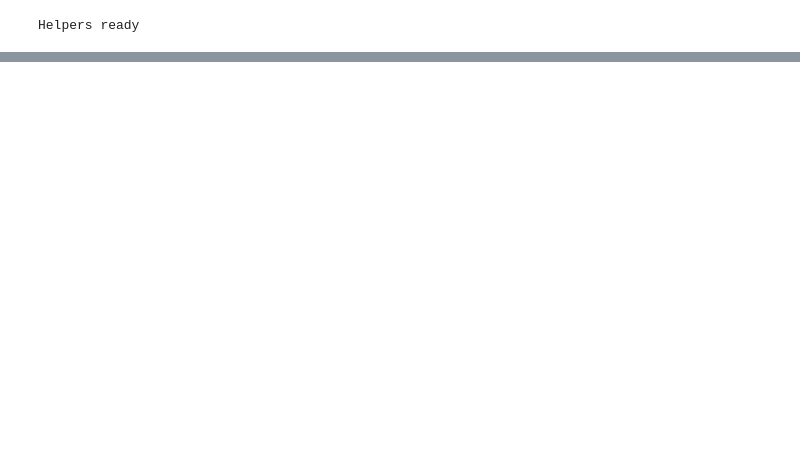
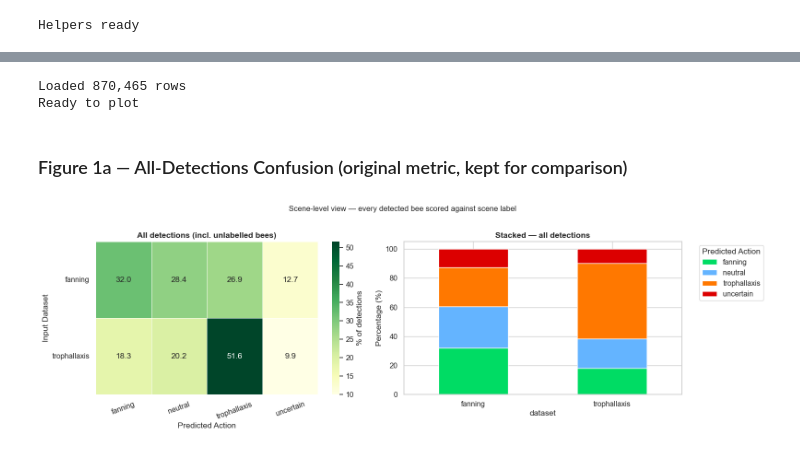
Before and after one commit to ImAnurath/Masters, a Jupyter notebook: Graphs/graph_generator.ipynb, the cells around one changed output, grey strips where cells are left out. Drawn from its saved outputs; the diff is of its cells as text; code cells hidden in the pictures; blank space fills up the shorter version.

```diff
--- a/Graphs/graph_generator.ipynb
+++ b/Graphs/graph_generator.ipynb
@@ -423,0 +472,51 @@ Saved: D:/Projects/Masters\ActionRecognition\graph_1_confusion.png
+# %%
+# Optional: reload from saved CSV instead of re-running Phase 3
+csv_path = 'D:\\Projects\\Masters\\ActionRecognition\\results\\20260509_055348\\graph_results_20260509_082728.csv'
+df = pd.read_csv(csv_path)
+print(f'Loaded {len(df):,} rows')
+
+ACTION_COLORS_HEX = {
+    'fanning':      '#00dc64',
+    'trophallaxis': '#ff7800',
+    'neutral':      '#64b4ff',
+    'uncertain':    '#dc0000',
+    'buffering':    '#aaaaaa',
+}
+DATASET_COLORS = {
+    'fanning':      '#00dc64',
+    'trophallaxis': '#ff7800',
+    'det_data':     '#9b59b6',
+}
+PROB_COLS = [f'p_{c}' for c in ACTION_CLASSES]
+sns.set_theme(style='whitegrid', font_scale=1.05)
+order = [d for d in ['fanning', 'trophallaxis', 'det_data'] if d in df['dataset'].unique()]
+print('Ready to plot')
+# %% [output]
+Loaded 870,465 rows
+Ready to plot
+# %% [markdown]
+### Figure 1a — All-Detections Confusion (original metric, kept for comparison)
+# %%
+ar_df          = df[df['dataset'].isin(['fanning', 'trophallaxis'])].copy()
+classified_all = ar_df[ar_df['action'] != 'buffering']
+pivot_all      = classified_all.groupby(['dataset', 'action']).size().unstack(fill_value=0)
+pivot_pct_all  = pivot_all.div(pivot_all.sum(axis=1), axis=0) * 100
+
+fig, axes = plt.subplots(1, 2, figsize=(16, 5))
+sns.heatmap(pivot_pct_all, annot=True, fmt='.1f', cmap='YlGn', ax=axes[0],
+            cbar_kws={'label': '% of detections'}, linewidths=0.5, linecolor='white')
+axes[0].set_title('All detections (incl. unlabelled bees)', fontweight='bold')
+axes[0].set_xlabel('Predicted Action'); axes[0].set_ylabel('Input Dataset')
+axes[0].tick_params(axis='x', rotation=20); axes[0].tick_params(axis='y', rotation=0)
+bar_c = [ACTION_COLORS_HEX.get(c, '#888') for c in pivot_pct_all.columns]
+pivot_pct_all.plot(kind='bar', stacked=True, ax=axes[1], color=bar_c, edgecolor='white')
+axes[1].set_title('Stacked — all detections', fontweight='bold')
+axes[1].set_ylabel('Percentage (%)'); axes[1].set_ylim(0, 105)
+axes[1].tick_params(axis='x', rotation=0)
+axes[1].legend(title='Predicted Action', bbox_to_anchor=(1.05, 1), loc='upper left')
+plt.suptitle('Scene-level view — every detected bee scored against scene label', fontsize=12, y=1.01)
+plt.tight_layout()
+plt.savefig(os.path.join(OUTPUT_DIR, 'graph_1a_all_detections.png'), dpi=150, bbox_inches='tight')
+plt.show()
+# %% [output]
+[figure, added]
```
Also changed, not shown: parts of 40 cells of this notebook, 56 other files.
